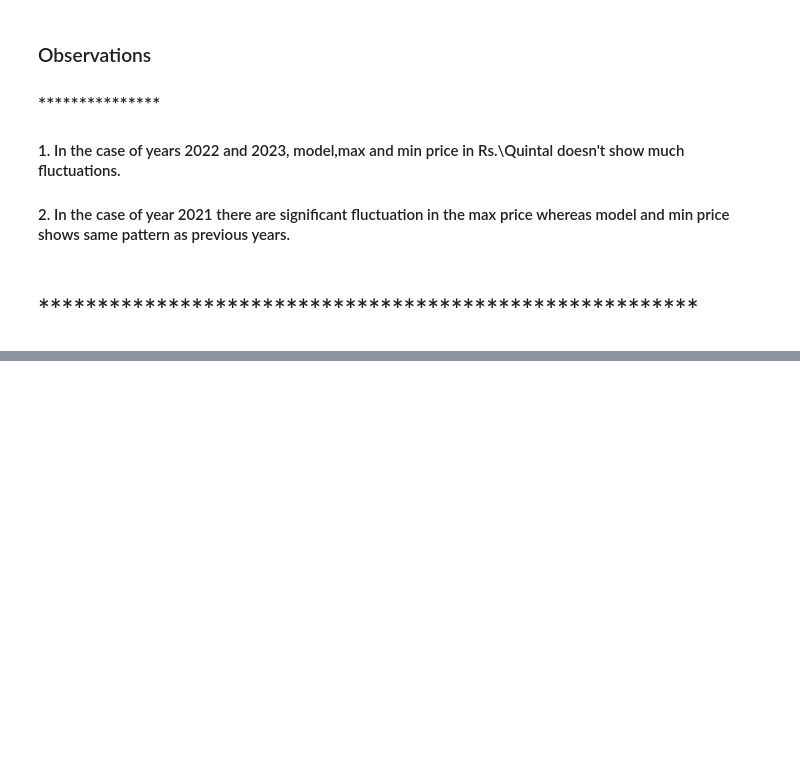
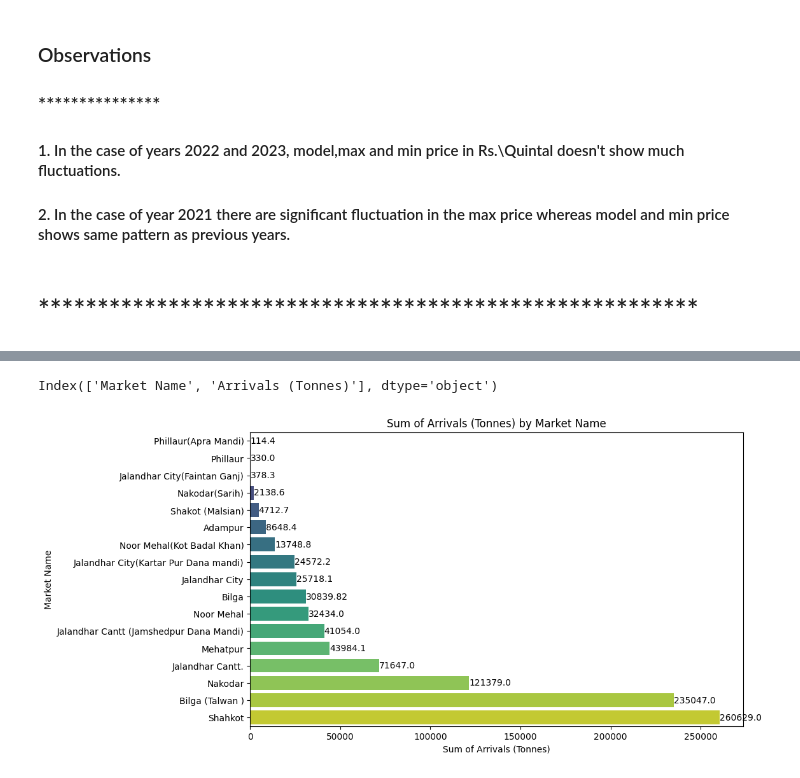
Before and after one commit to Ajayrajc1998/agri-project, a Jupyter notebook: Visualization notebook.ipynb, the cells around one changed output, grey strips where cells are left out. Saved outputs shown, nothing was run; the diff lists cells and outputs as text; code cells hidden in the pictures; blank space fills up the shorter version.

```diff
--- a/Visualization notebook.ipynb
+++ b/Visualization notebook.ipynb
@@ -313,0 +517,5 @@ plt.show()
+# %%
+sum_tonnes_market = jalandhar.groupby('Market Name')['Arrivals (Tonnes)'].sum().reset_index()
+# %%
+sum_tonnes_market=sum_tonnes_market.sort_values(by='Arrivals (Tonnes)')
+sum_tonnes_market
@@ -313,0 +541,19 @@ plt.show()
+# %%
+sum_tonnes_market.columns
+# %% [output]
+Index(['Market Name', 'Arrivals (Tonnes)'], dtype='object')
+# %%
+# Plotting the bar plot using Seaborn
+plt.figure(figsize=(10, 6))
+sns.barplot(x='Arrivals (Tonnes)', y='Market Name', data=sum_tonnes_market, palette='viridis')
+
+# Adding labels and title
+plt.title('Sum of Arrivals (Tonnes) by Market Name')
+plt.xlabel('Sum of Arrivals (Tonnes)')
+plt.ylabel('Market Name')
+
+# Adding the values on top of the bars
+for index, value in enumerate(sum_tonnes_market['Arrivals (Tonnes)']):
+    plt.text(value, index, str(value), ha='left', va='center')
+# %% [output]
+[figure, added]
```
Also changed, not shown: parts of 27 cells of this notebook, 1 other file.
